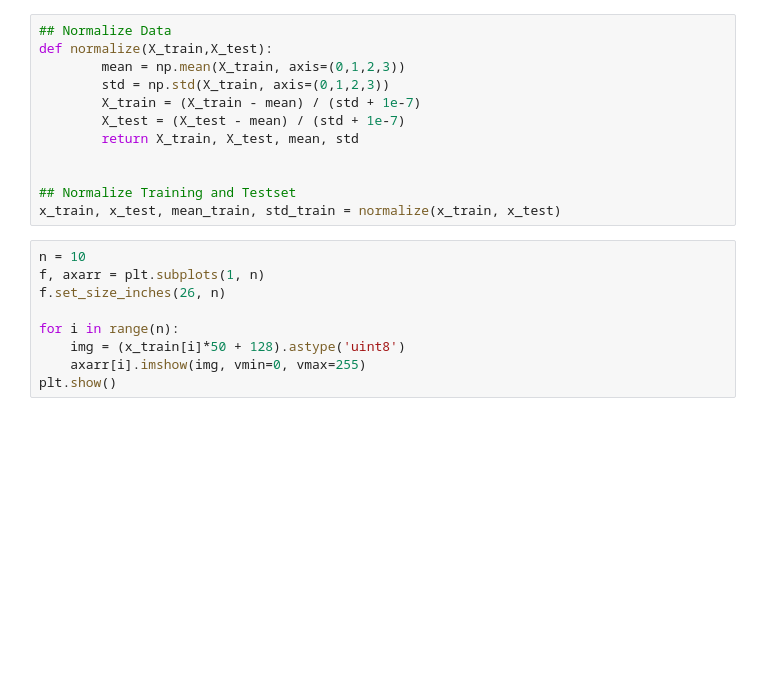
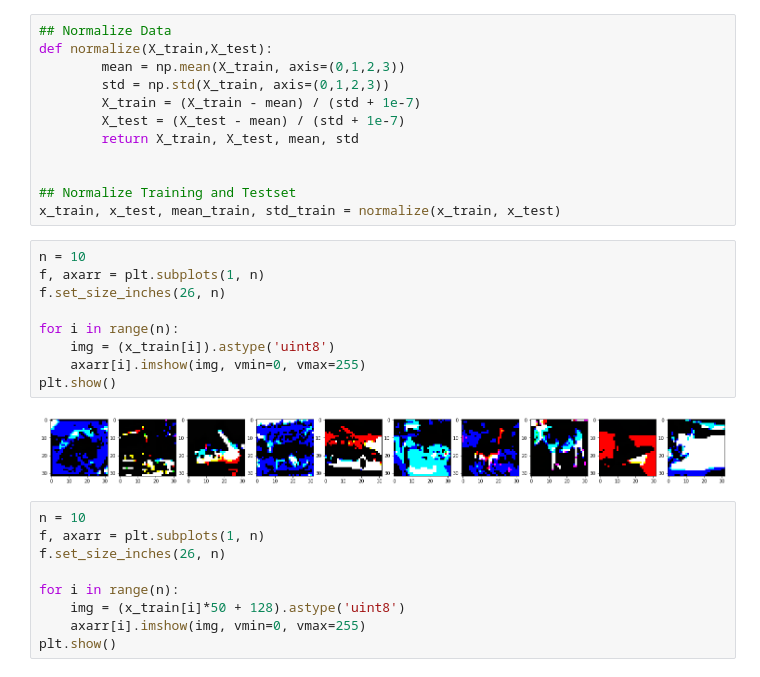
Before and after one commit to wenchin34/1st-DL-CVMarathon, a Jupyter notebook: homework/Day015_Cifar_HW_show.ipynb, the cells around one changed output. Drawn from its saved outputs; the diff is of its cells as text; blank space fills up the shorter version.

```diff
--- a/homework/Day015_Cifar_HW_show.ipynb
+++ b/homework/Day015_Cifar_HW_show.ipynb
@@ -64,6 +64,17 @@ def normalize(X_train,X_test):
 
 ## Normalize Training and Testset
 x_train, x_test, mean_train, std_train = normalize(x_train, x_test)
+# %%
+n = 10
+f, axarr = plt.subplots(1, n)
+f.set_size_inches(26, n)
+
+for i in range(n):
+    img = (x_train[i]).astype('uint8')
+    axarr[i].imshow(img, vmin=0, vmax=255)
+plt.show()
+# %% [output]
+[figure, added]
 # %%
 n = 10
 f, axarr = plt.subplots(1, n)
```
Also changed, not shown: parts of 5 cells of this notebook.
